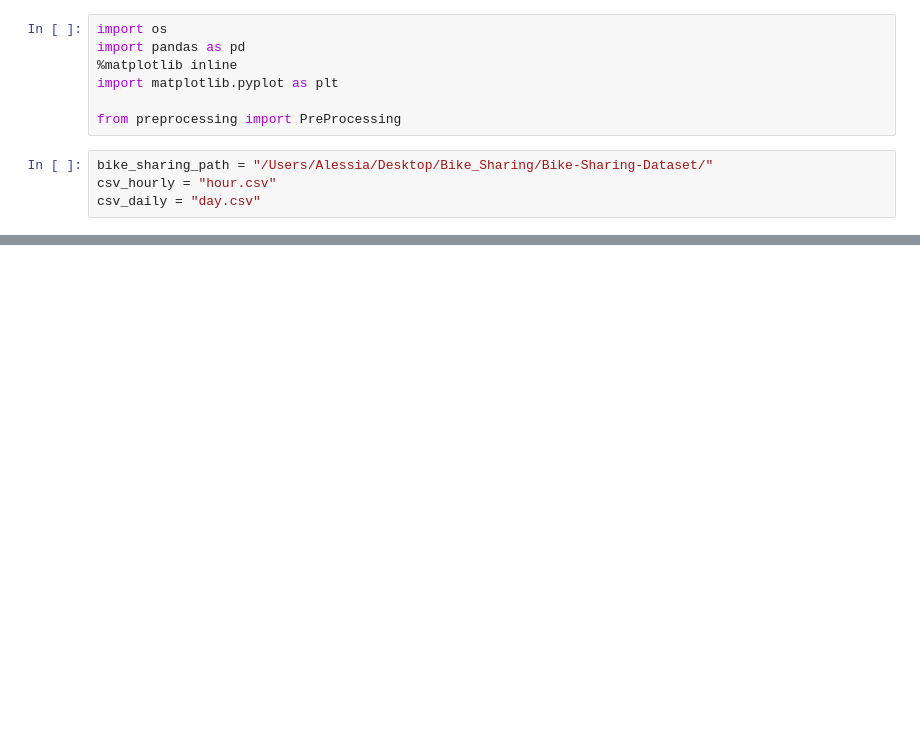
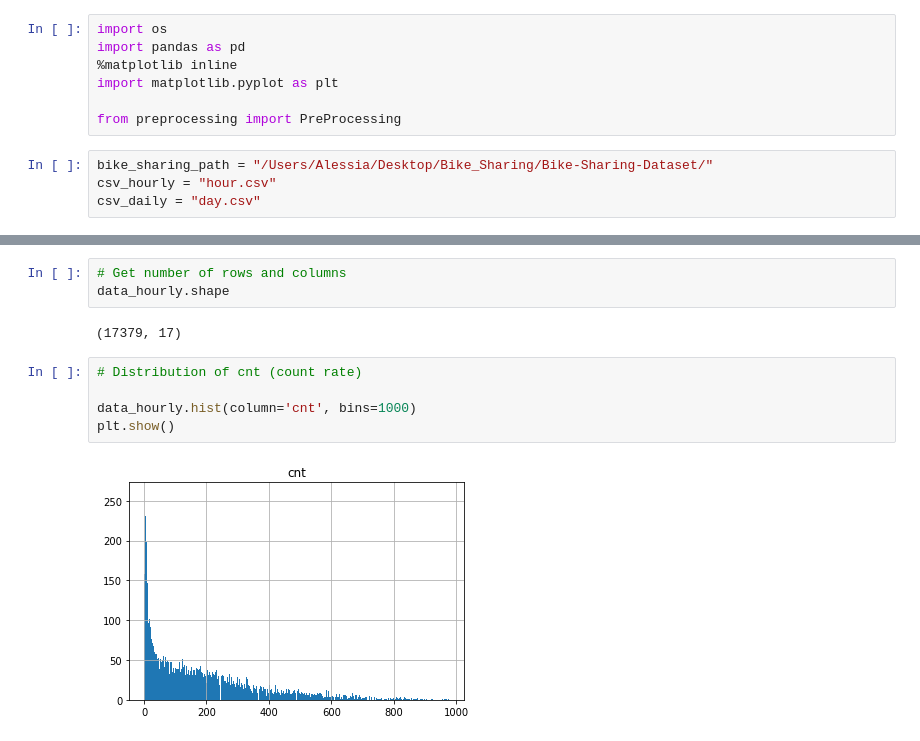
Before and after one commit to amurrone/BikeSharing, a Jupyter notebook: inspect_data.ipynb, the cells around one changed output, grey strips where cells are left out. Cells and saved outputs as stored; diff of their text form; blank space fills up the shorter version.

Commit message:
Some info and plots on the dataframe

```diff
--- a/inspect_data.ipynb
+++ b/inspect_data.ipynb
@@ -23,0 +79,12 @@ data_hourly.head()
+# %%
+# Get number of rows and columns
+data_hourly.shape
+# %% [output]
+(17379, 17)
+# %%
+# Distribution of cnt (count rate)
+
+data_hourly.hist(column='cnt', bins=1000)
+plt.show()
+# %% [output]
+[figure, added]
```
Also changed, not shown: parts of 6 cells of this notebook.
